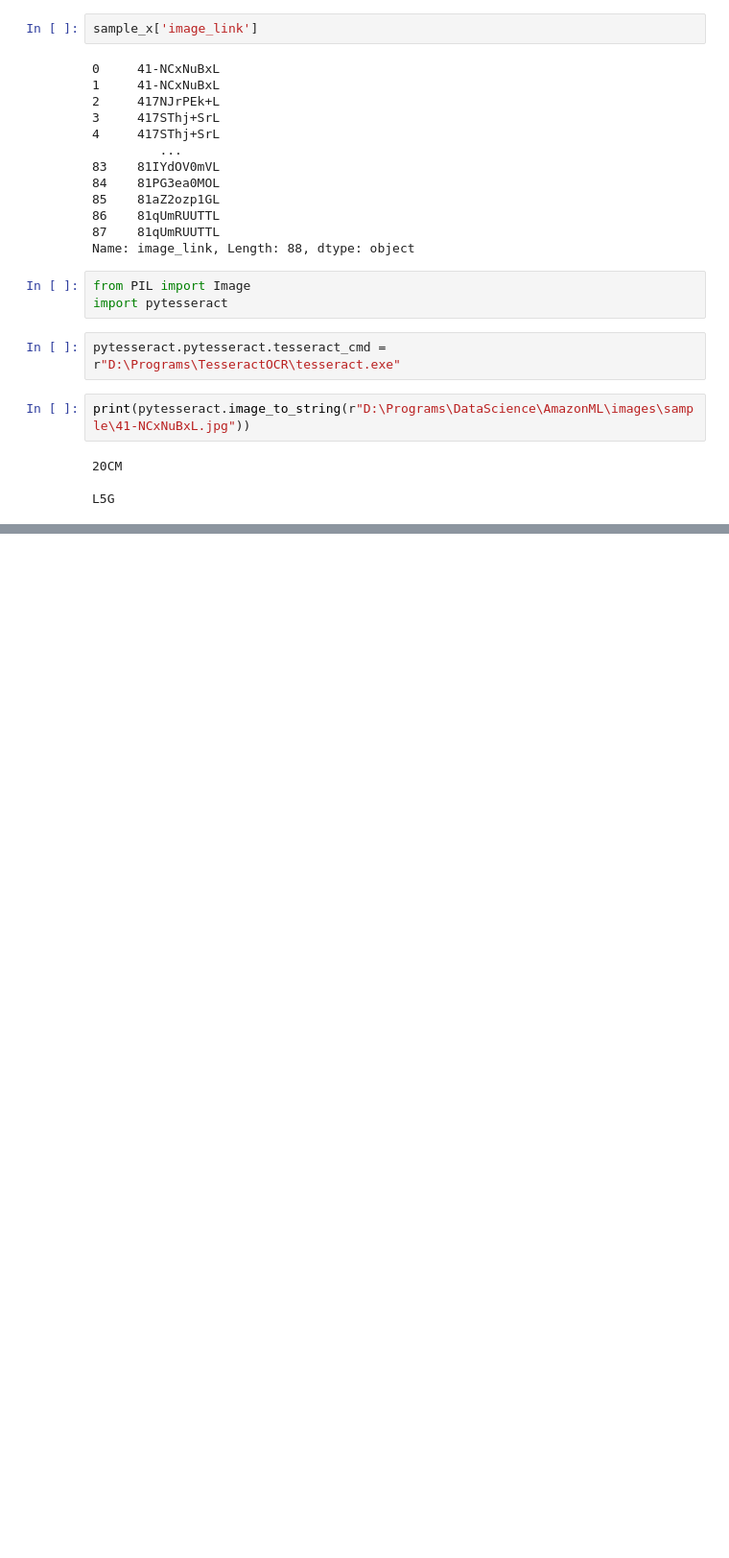
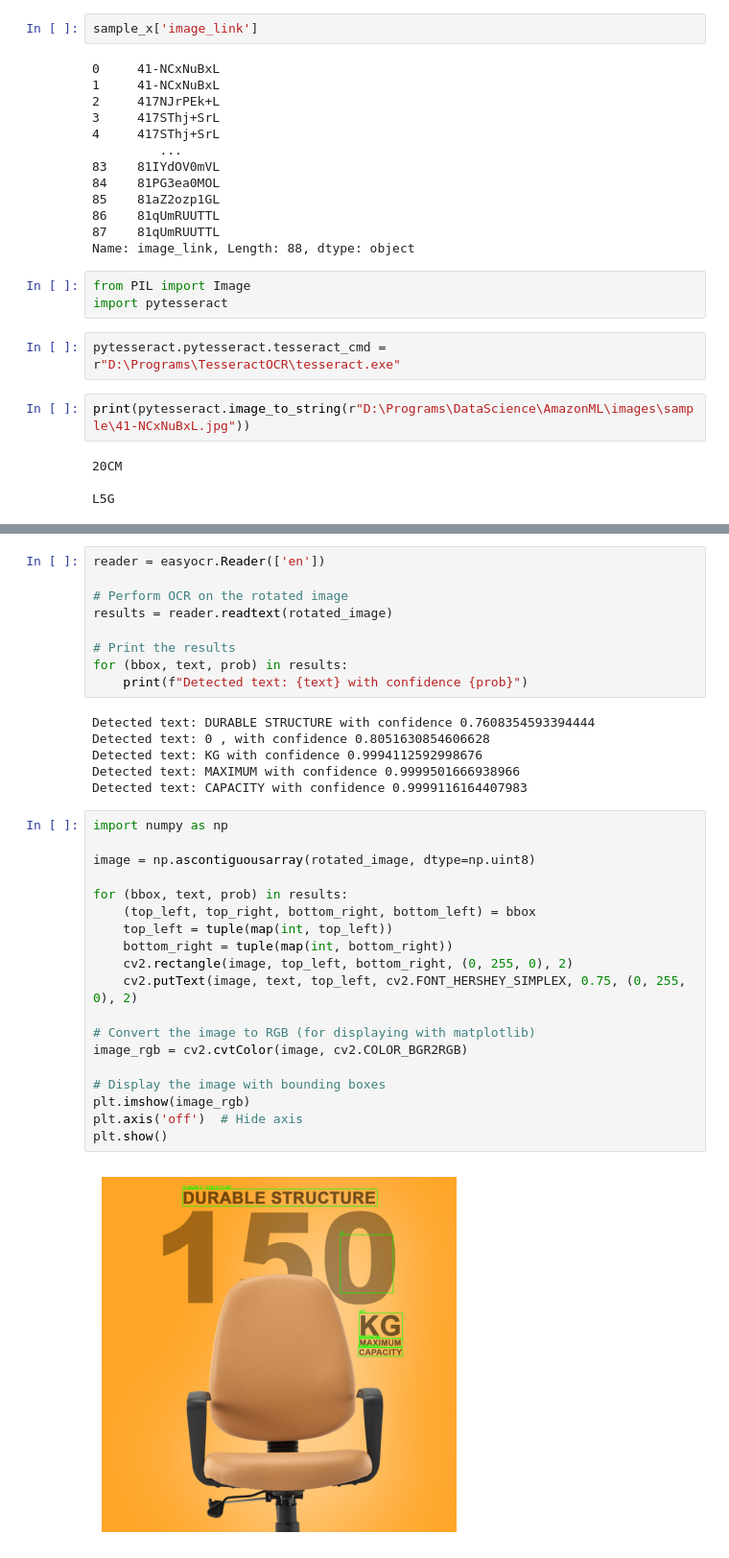
Before and after one commit to data-overflow/AmazonML, a Jupyter notebook: src/playground2.ipynb, the cells around one changed output, grey strips where cells are left out. Shown at 96% size. Drawn from its saved outputs; the diff is of its cells as text; blank space fills up the shorter version.

```diff
--- a/src/playground2.ipynb
+++ b/src/playground2.ipynb
@@ -109,0 +169,36 @@ TesseractNotFoundError: tesseract is not installed or it's not in your PATH. See
+# %%
+reader = easyocr.Reader(['en'])
+
+# Perform OCR on the rotated image
+results = reader.readtext(rotated_image)
+
+# Print the results
+for (bbox, text, prob) in results:
+    print(f"Detected text: {text} with confidence {prob}")
+# %% [output]
+Detected text: DURABLE STRUCTURE with confidence 0.7608354593394444
+Detected text: 0 , with confidence 0.8051630854606628
+Detected text: KG with confidence 0.9994112592998676
+Detected text: MAXIMUM with confidence 0.9999501666938966
+Detected text: CAPACITY with confidence 0.9999116164407983
+# %%
+import numpy as np
+
+image = np.ascontiguousarray(rotated_image, dtype=np.uint8)
+
+for (bbox, text, prob) in results:
+    (top_left, top_right, bottom_right, bottom_left) = bbox
+    top_left = tuple(map(int, top_left))
+    bottom_right = tuple(map(int, bottom_right))
+    cv2.rectangle(image, top_left, bottom_right, (0, 255, 0), 2)
+    cv2.putText(image, text, top_left, cv2.FONT_HERSHEY_SIMPLEX, 0.75, (0, 255, 0), 2)
+
+# Convert the image to RGB (for displaying with matplotlib)
+image_rgb = cv2.cvtColor(image, cv2.COLOR_BGR2RGB)
+
+# Display the image with bounding boxes
+plt.imshow(image_rgb)
+plt.axis('off')  # Hide axis
+plt.show()
+# %% [output]
+[figure, added]
```
Also changed, not shown: parts of 12 cells of this notebook, 8 other files.
